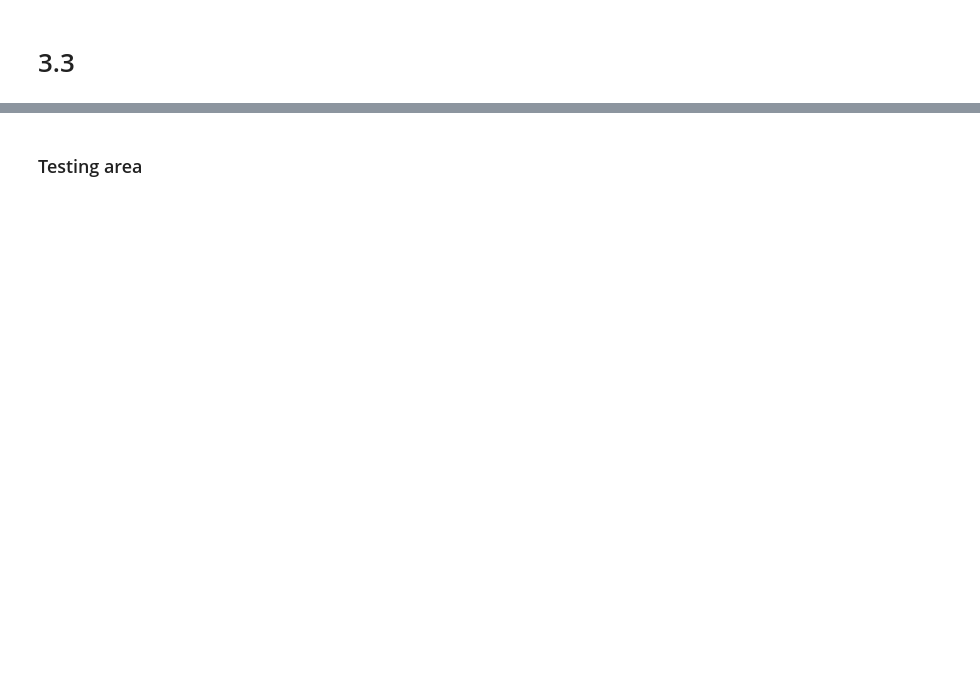
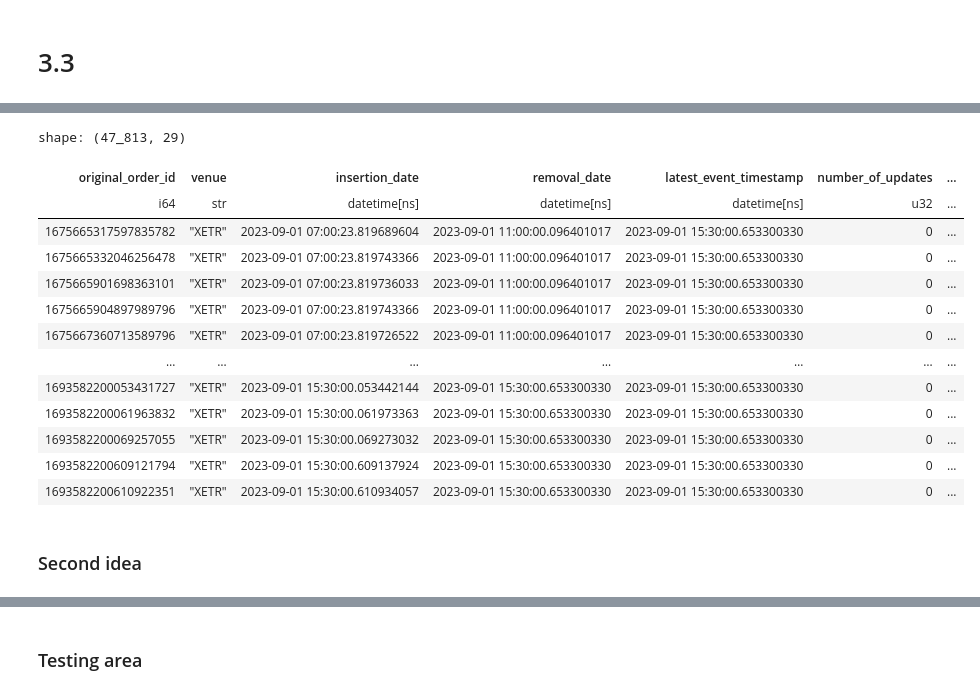
Before and after one commit to tsetsinaydenov/financial-data-science, a Jupyter notebook: main.ipynb, the cells around one changed output, grey strips where cells are left out. Cells and saved outputs as stored; diff of their text form; code cells hidden in the pictures; blank space fills up the shorter version.

```diff
--- a/main.ipynb
+++ b/main.ipynb
@@ -304,11 +324,6 @@ quotes_aggs = [
         .filter(pl.col("order_executed")==True)
         .sum() # .first()
         .alias("execution_size"),
-    pl.col("execution_size") \
-        .filter(pl.col("order_executed")==True)
-        .sum() # .first()
-        .log1p()
-        .alias("log_execution_size"),
     pl.col("price_level") \
         .filter(pl.col("lob_action")=="INSERT")
         .first()
@@ -672,0 +704,55 @@ shape: (10_172, 28)
+# %%
+def heuristics_by_venue(data: pl.LazyFrame
+                        , venue: str | list[str] = None) -> pl.LazyFrame:
+    if isinstance(venue, str):
+        venue = [venue]
+
+    df = data \
+            .filter(pl.col("venue").is_in(venue) if venue is not None else True) \
+            .with_columns(
+                pl.when(hft_filter)
+                    .then(True)
+                    .otherwise(False)
+                    .alias("is_hft"),
+                pl.when(market_maker_filter)
+                    .then(True)
+                    .otherwise(False)
+                    .alias("is_market_maker"),
+                pl.when(institutional_filter)
+                    .then(True)
+                    .otherwise(False)
+                    .alias("is_institutional"),
+                pl.when(retail_filter)
+                    .then(True)
+                    .otherwise(False)
+                    .alias("is_retail")
+            )
+
+    return df
+# %%
+heuristic_xetr = heuristics_by_venue(quotes_collapsed, "XETR")
+heuristic_xetr \
+    .filter(
+        (pl.col("is_hft")==False)
+        & (pl.col("is_market_maker")==False)
+        & (pl.col("is_institutional")==False)
+        & (pl.col("is_retail")==False)
+    ) \
+    .collect()
+# %% [output]
+shape: (47_813, 29)
+| original_order_id | venue | insertion_date | removal_date | latest_event_timestamp | number_of_updates | ... |
+| i64 | str | datetime[ns] | datetime[ns] | datetime[ns] | u32 | ... |
+| 1675665317597835782 | "XETR" | 2023-09-01 07:00:23.819689604 | 2023-09-01 11:00:00.096401017 | 2023-09-01 15:30:00.653300330 | 0 | ... |
+| 1675665332046256478 | "XETR" | 2023-09-01 07:00:23.819743366 | 2023-09-01 11:00:00.096401017 | 2023-09-01 15:30:00.653300330 | 0 | ... |
+| 1675665901698363101 | "XETR" | 2023-09-01 07:00:23.819736033 | 2023-09-01 11:00:00.096401017 | 2023-09-01 15:30:00.653300330 | 0 | ... |
+| 1675665904897989796 | "XETR" | 2023-09-01 07:00:23.819743366 | 2023-09-01 11:00:00.096401017 | 2023-09-01 15:30:00.653300330 | 0 | ... |
+| 1675667360713589796 | "XETR" | 2023-09-01 07:00:23.819726522 | 2023-09-01 11:00:00.096401017 | 2023-09-01 15:30:00.653300330 | 0 | ... |
+| … | … | … | … | … | … | ... |
+| 1693582200053431727 | "XETR" | 2023-09-01 15:30:00.053442144 | 2023-09-01 15:30:00.653300330 | 2023-09-01 15:30:00.653300330 | 0 | ... |
+| 1693582200061963832 | "XETR" | 2023-09-01 15:30:00.061973363 | 2023-09-01 15:30:00.653300330 | 2023-09-01 15:30:00.653300330 | 0 | ... |
+| 1693582200069257055 | "XETR" | 2023-09-01 15:30:00.069273032 | 2023-09-01 15:30:00.653300330 | 2023-09-01 15:30:00.653300330 | 0 | ... |
+| 1693582200609121794 | "XETR" | 2023-09-01 15:30:00.609137924 | 2023-09-01 15:30:00.653300330 | 2023-09-01 15:30:00.653300330 | 0 | ... |
+| 1693582200610922351 | "XETR" | 2023-09-01 15:30:00.610934057 | 2023-09-01 15:30:00.653300330 | 2023-09-01 15:30:00.653300330 | 0 | ... |
+# %% [markdown]
+### Second idea
```
Also changed, not shown: parts of 9 cells of this notebook.
